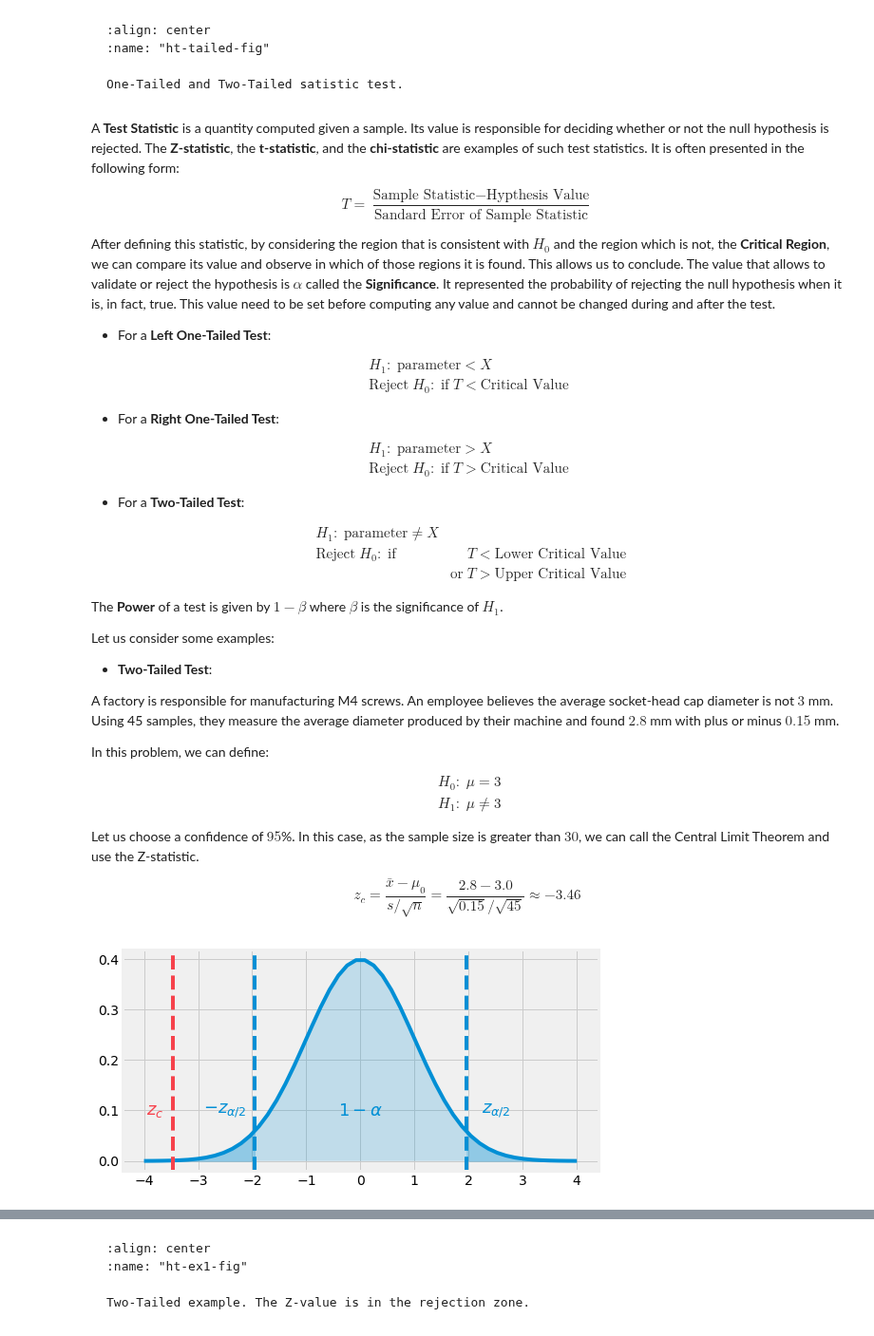
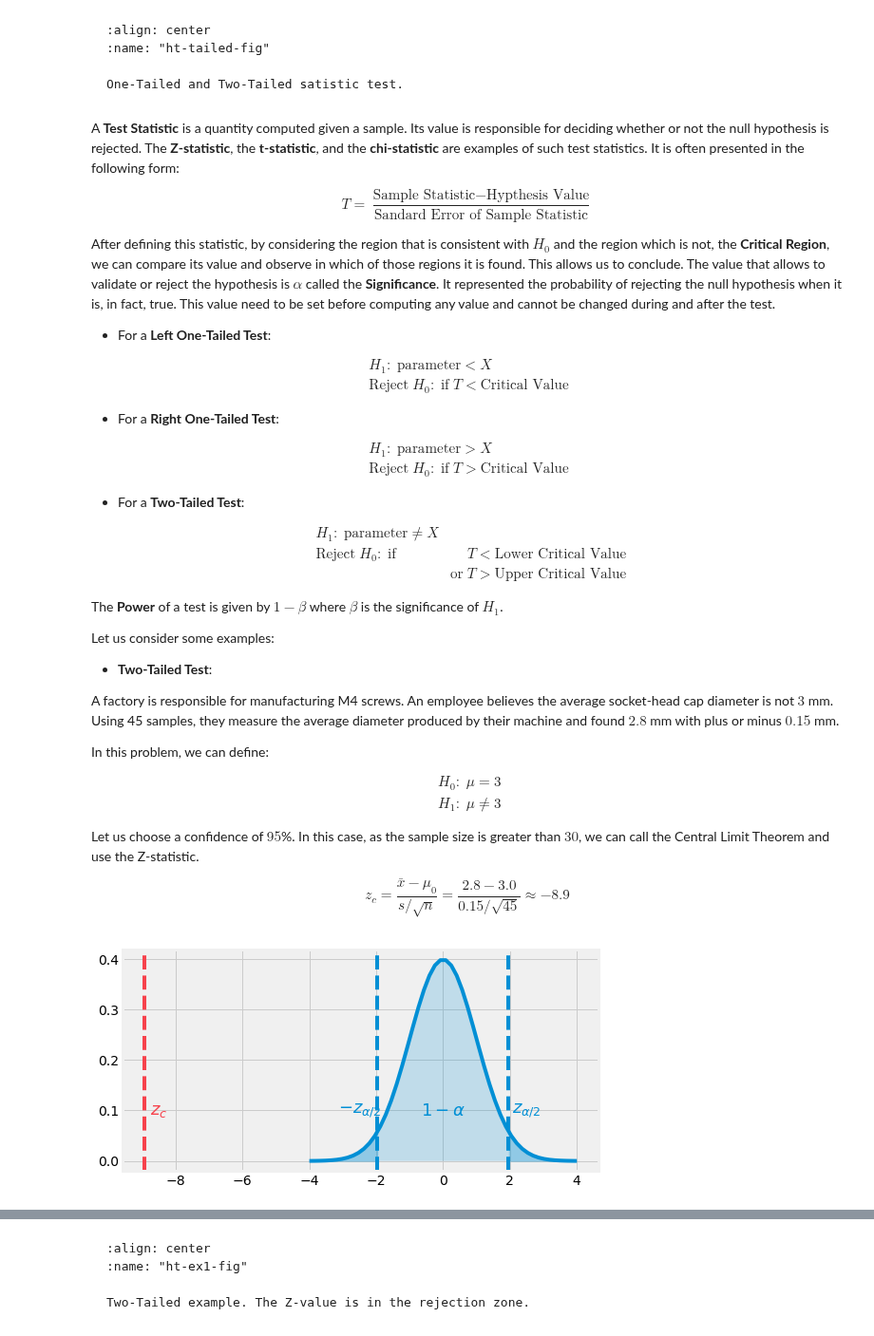
Before and after one commit to yliess86/DataDrivenScienceBook, a Jupyter notebook: data_driven_science_book/2_applied_mathematics/3_statistical_inference.ipynb, the cells around one changed output, grey strips where cells are left out. Shown at 95% size. Drawn from its saved outputs; the diff is of its cells as text; code cells hidden in the pictures.

```diff
--- a/data_driven_science_book/2_applied_mathematics/3_statistical_inference.ipynb
+++ b/data_driven_science_book/2_applied_mathematics/3_statistical_inference.ipynb
@@ -1046,7 +1048,7 @@ $$
 Let us choose a confidence of $95$%. In this case, as the sample size is greater than $30$, we can call the Central Limit Theorem and use the Z-statistic.
 
 $$
-z_c = \frac{\bar{x} - \mu_0}{s / \sqrt{n}} = \frac{2.8 - 3.0}{\sqrt{0.15} / \sqrt{45}} \approx -3.46
+z_c = \frac{\bar{x} - \mu_0}{s / \sqrt{n}} = \frac{2.8 - 3.0}{0.15 / \sqrt{45}} \approx -8.9
 $$
 # %%
 import matplotlib.pyplot as plt
@@ -1061,37 +1063,37 @@ X = np.linspace(-4, 4)
 ax.plot(X, norm.pdf(X))
 ax.axvline(-1.96, linestyle="--", color="#008FD5")
 ax.axvline( 1.96, linestyle="--", color="#008FD5")
-ax.axvline((2.8 - 3.0) / (np.sqrt(0.15) / np.sqrt(45)), linestyle="--", color="#F6424C")
+ax.axvline((2.8 - 3.0) / (0.15 / np.sqrt(45)), linestyle="--", color="#F6424C")
 
 X = np.linspace(-1.96, 1.96)
 ax.fill_between(X, norm.pdf(X), alpha=0.2)
 
 X = np.linspace(-4, -1.96)
 ax.fill_between(X, norm.pdf(X), alpha=0.4, color="#008FD5")
 X = np.linspace(1.96, 4)
 ax.fill_between(X, norm.pdf(X), alpha=0.4, color="#008FD5")
 
 ax.text(
     0, 0.10, r"$1 - \alpha$", horizontalalignment='center', verticalalignment='center',
     fontsize=18, color="#008FD5", weight="bold",
 )
 ax.text(
     -2.5, 0.10, r"$-z_{\alpha / 2}$", horizontalalignment='center', verticalalignment='center',
     fontsize=18, color="#008FD5", weight="bold",
 )
 ax.text(
     2.5, 0.10, r"$z_{\alpha / 2}$", horizontalalignment='center', verticalalignment='center',
     fontsize=18, color="#008FD5", weight="bold",
 )
 ax.text(
-    -3.8, 0.10, r"$z_c$", horizontalalignment='center', verticalalignment='center',
+    -8.5, 0.10, r"$z_c$", horizontalalignment='center', verticalalignment='center',
     fontsize=18, color="#F6424C", weight="bold",
 )
 
 fig.subplots_adjust(hspace=0.25, wspace=0.40)
 fig.canvas.draw()
 # %% [output]
-[figure, old version]
+[figure, new version]
 # %%
 from myst_nb import glue
 glue("ht_ex1_fig", fig, display=False)
```
Also changed, not shown: parts of 6 cells of this notebook.
